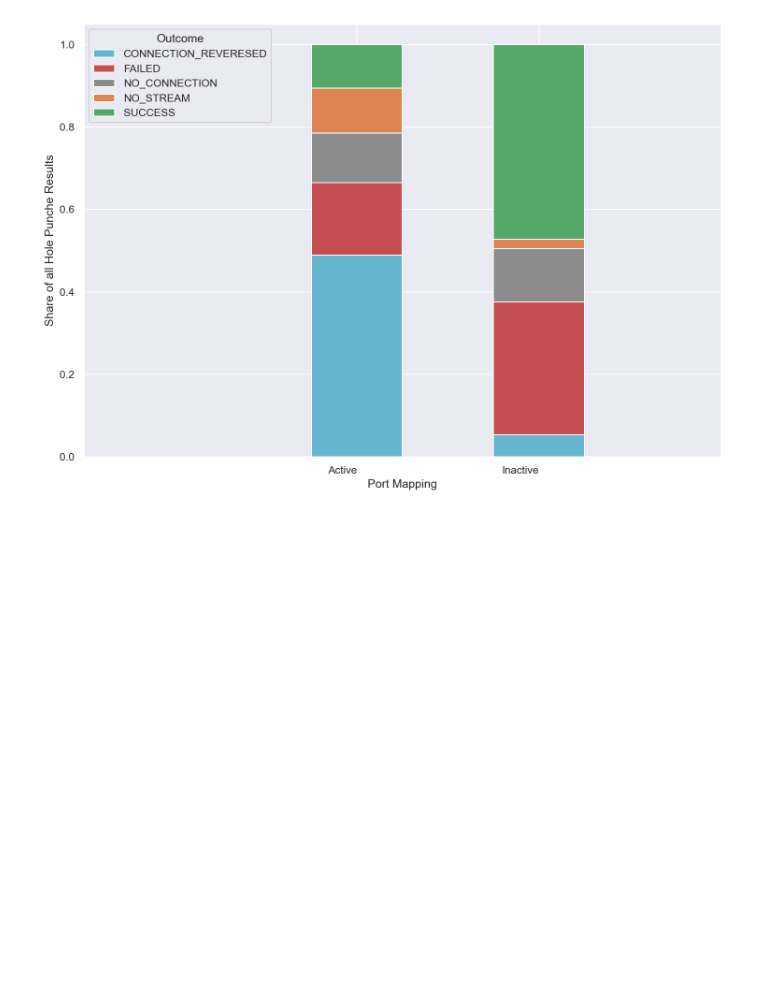
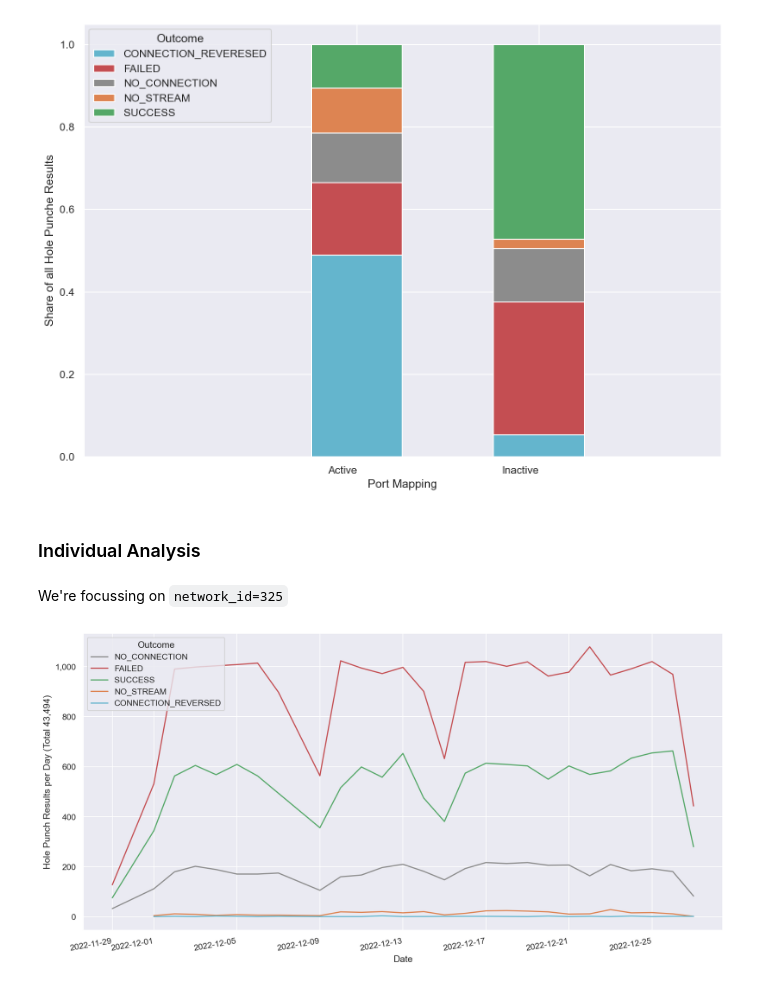
Before and after one commit to libp2p/punchr, a Jupyter notebook: report/2023-01-30-report-analysis.ipynb, the cells around one changed output. Saved outputs shown, nothing was run; the diff lists cells and outputs as text; code cells hidden in the pictures; blank space fills up the shorter version.

```diff
--- a/report/2023-01-30-report-analysis.ipynb
+++ b/report/2023-01-30-report-analysis.ipynb
@@ -1137,3 +1137,41 @@ ax.set_xlim(-1.5, 2)
 # %% [output]
 (-1.5, 2.0)
 [figure]
+# %% [markdown]
+### Individual Analysis
+# %% [markdown]
+We're focussing on `network_id=325`
+# %%
+query = """
+SELECT date_trunc('day', hpr.connect_started_at), hpr.outcome, count(hpr.id)
+FROM hole_punch_results hpr
+WHERE hpr.network_id = 325 AND hpr.authorization_id IS NOT NULL
+    AND hpr.ip_version_filter IS NULL AND hpr.transport_filter IS NULL -- no filer applied
+GROUP BY date_trunc('day', hpr.connect_started_at), hpr.outcome
+ORDER BY 1
+"""
+df = pd.read_sql_query(query, con=conn)
+# %%
+colors = [
+    sns.color_palette()[7],
+    sns.color_palette()[3],
+    sns.color_palette()[2],
+    sns.color_palette()[1],
+    sns.color_palette()[9],
+]
+
+fix, ax = plt.subplots(figsize=[15, 7], dpi=150)
+for idx, outcome in enumerate(df["outcome"].unique()):
+    data = df[df["outcome"] == outcome]
+    ax.plot(data["date_trunc"], data["count"], label=outcome, color=colors[idx])
+
+ax.set_xlabel("Date")
+ax.set_ylabel(f"Hole Punch Results per Day (Total {format(df['count'].sum(), ',')})")
+ax.yaxis.set_major_formatter(mpl.ticker.FuncFormatter(lambda x, p: format(int(x), ',')))
+for tick in ax.get_xticklabels():
+    tick.set_rotation(10)
+    tick.set_ha("right")
+ax.legend(title="Outcome", loc="upper left")
+fig.set_tight_layout(True)
+# %% [output]
+[figure, added]
```
Also changed, not shown: parts of 6 cells of this notebook.
